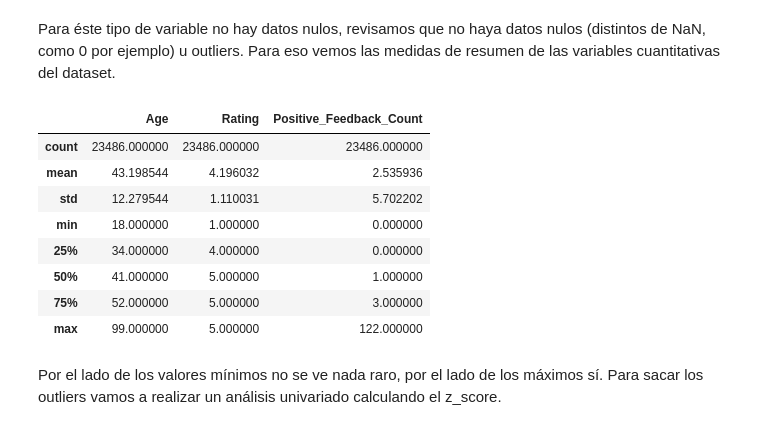
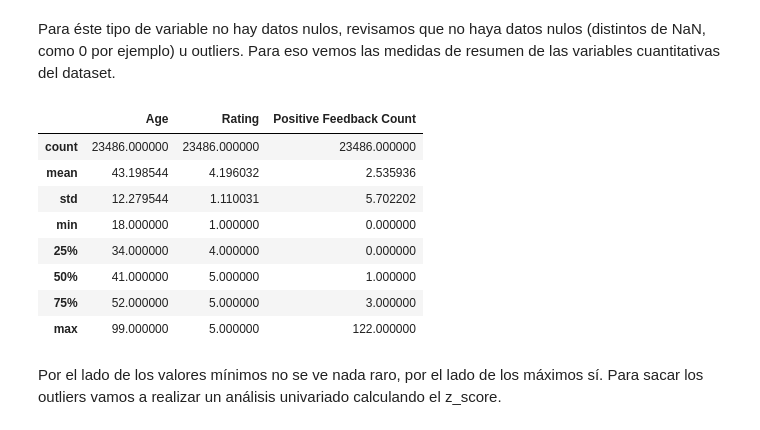
Before and after one commit to 1gnacio/orgadatos-collab-tp2, a Jupyter notebook: TP2.ipynb, the cells around one changed output. Cells and saved outputs as stored; diff of their text form; code cells hidden in the pictures.

```diff
--- a/TP2.ipynb
+++ b/TP2.ipynb
@@ -167,10 +173,10 @@ dtype: int64
 # %% [markdown]
 Para éste tipo de variable no hay datos nulos, revisamos que no haya datos nulos (distintos de NaN, como 0 por ejemplo) u outliers. Para eso vemos las medidas de resumen de las variables cuantitativas del dataset.
 # %%
-cuantitativas = data[['Age', 'Rating', 'Positive_Feedback_Count']]
+cuantitativas = data[['Age', 'Rating', 'Positive Feedback Count']]
 cuantitativas.describe()
 # %% [output]
-|  | Age | Rating | Positive_Feedback_Count |
+|  | Age | Rating | Positive Feedback Count |
 | count | 23486.000000 | 23486.000000 | 23486.000000 |
 | mean | 43.198544 | 4.196032 | 2.535936 |
 | std | 12.279544 | 1.110031 | 5.702202 |
```
Also changed, not shown: parts of 53 cells of this notebook.
